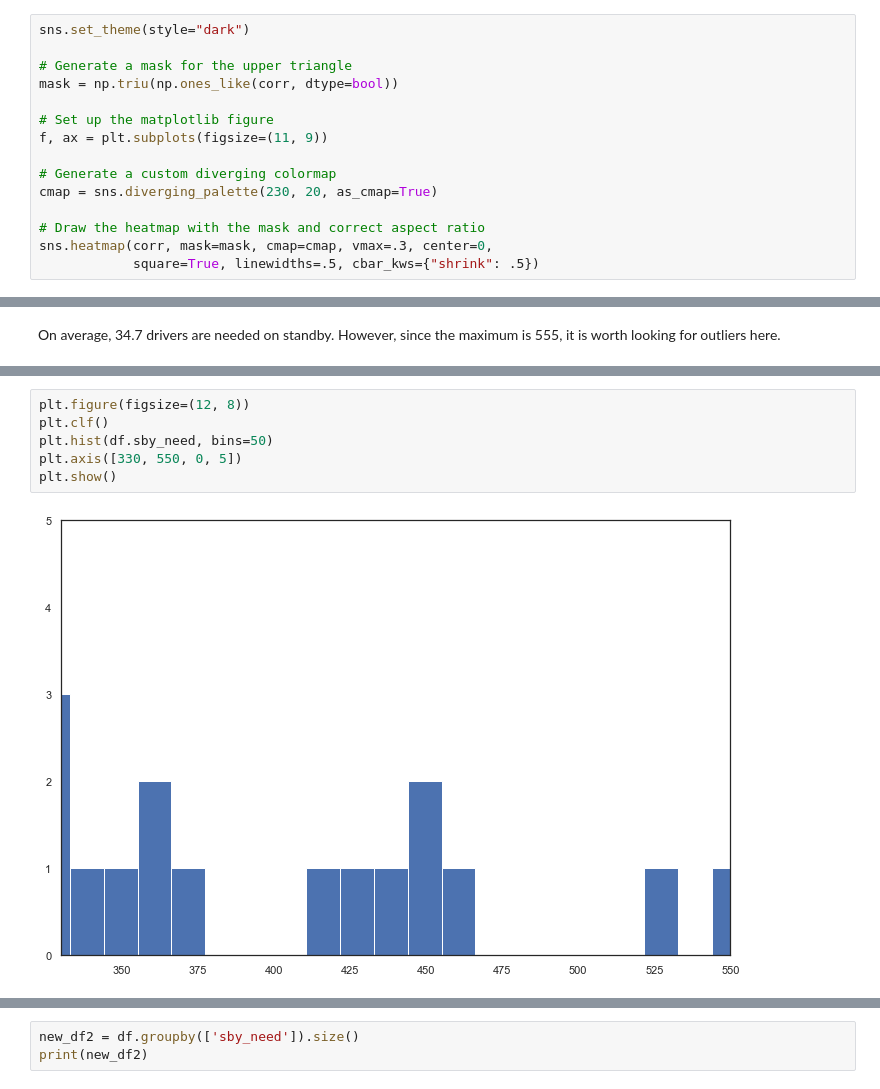
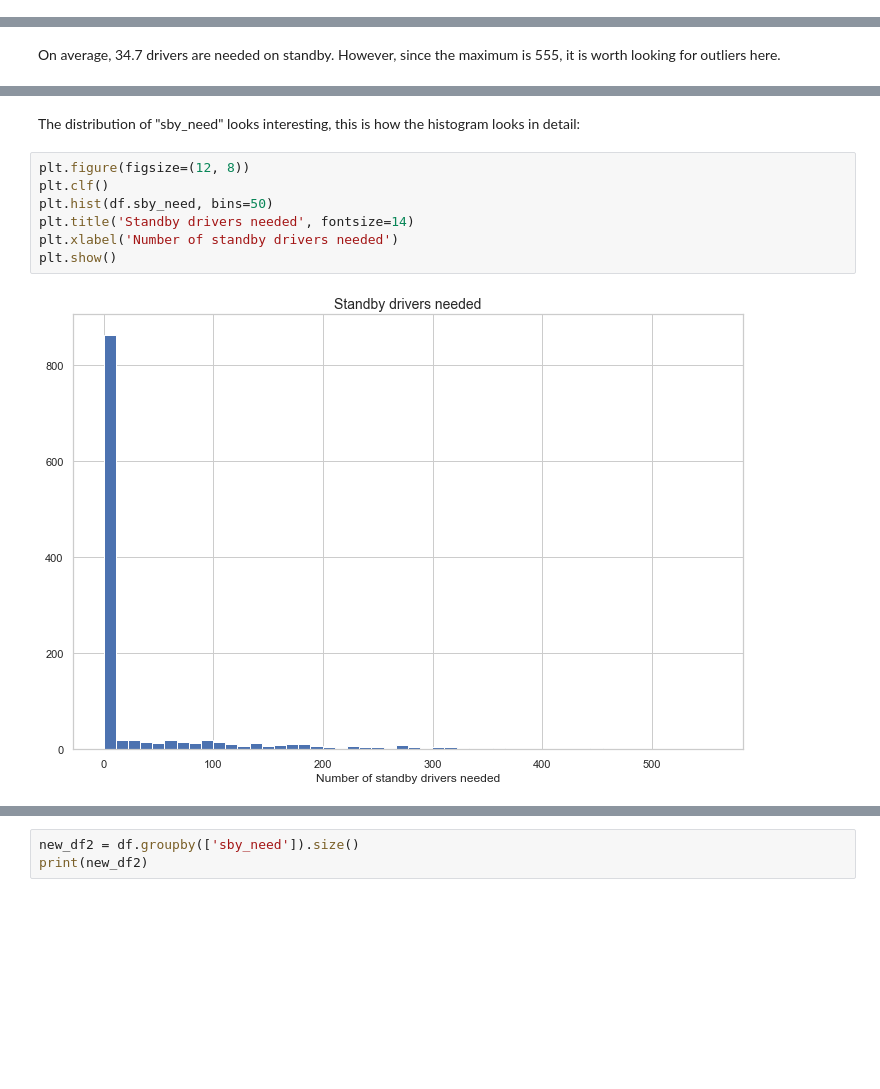
Before and after one commit to PandaKata/standby_duty_forecasting, a Jupyter notebook: notebooks/EDA.ipynb, the cells around one changed output, grey strips where cells are left out. Saved outputs shown, nothing was run; the diff lists cells and outputs as text; blank space fills up the shorter version.

```diff
--- a/notebooks/EDA.ipynb
+++ b/notebooks/EDA.ipynb
@@ -70,15 +56,0 @@ Plotting a diagonal correlation heatmap:
-# %%
-sns.set_theme(style="dark")
-
-# Generate a mask for the upper triangle
-mask = np.triu(np.ones_like(corr, dtype=bool))
-
-# Set up the matplotlib figure
-f, ax = plt.subplots(figsize=(11, 9))
-
-# Generate a custom diverging colormap
-cmap = sns.diverging_palette(230, 20, as_cmap=True)
-
-# Draw the heatmap with the mask and correct aspect ratio
-sns.heatmap(corr, mask=mask, cmap=cmap, vmax=.3, center=0,
-            square=True, linewidths=.5, cbar_kws={"shrink": .5})
@@ -135,8 +123,11 @@ On average, 34.7 drivers are needed on standby. However, since the maximum is 55
+# %% [markdown]
+The distribution of "sby_need" looks interesting, this is how the histogram looks in detail:
 # %%
 plt.figure(figsize=(12, 8))
 plt.clf()
 plt.hist(df.sby_need, bins=50)
-plt.axis([330, 550, 0, 5])
+plt.title('Standby drivers needed', fontsize=14)
+plt.xlabel('Number of standby drivers needed')
 plt.show()
 # %% [output]
-[figure, old version]
+[figure, new version]
```
Also changed, not shown: parts of 37 cells of this notebook.
